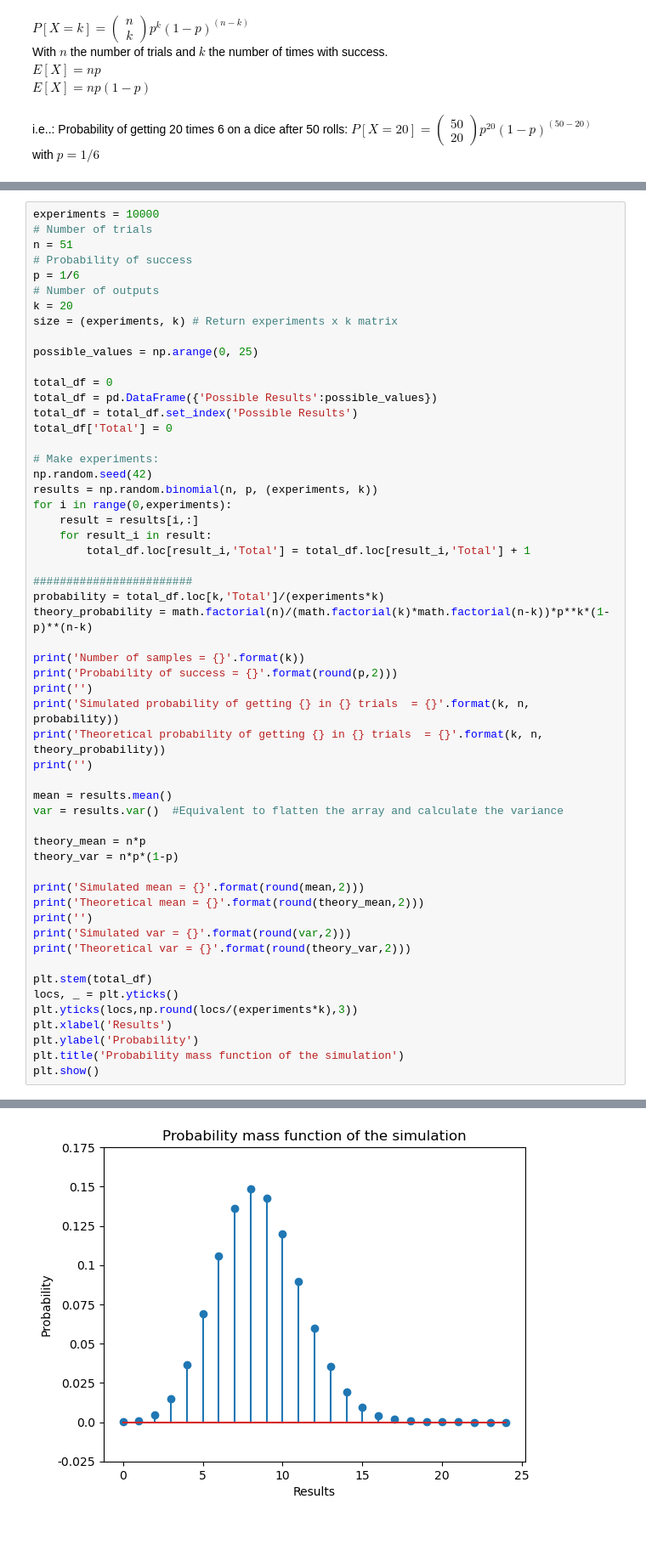
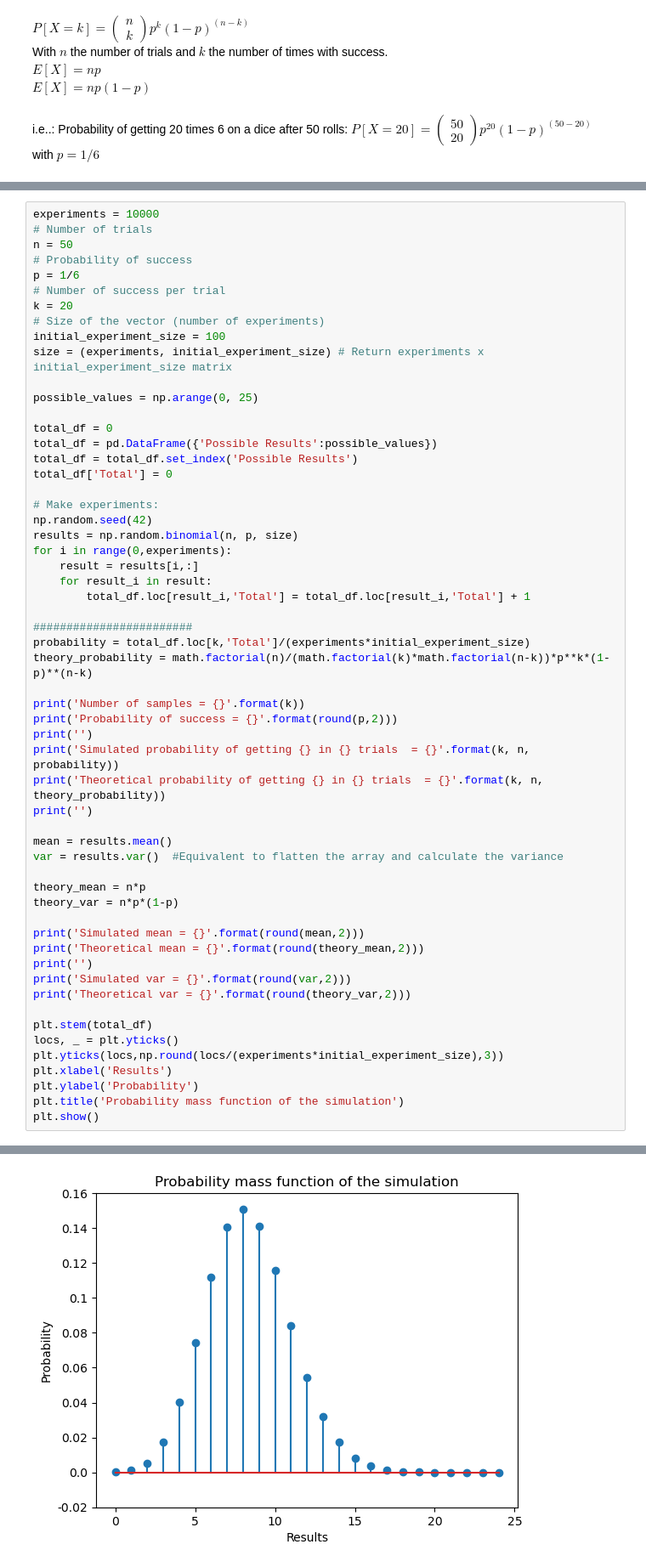
Before and after one commit to javicebri/DataAnalysis-DataScience, a Jupyter notebook: Theory & Practice/001-Distributions.ipynb, the cells around one changed output, grey strips where cells are left out. Shown at 85% size. Drawn from its saved outputs; the diff is of its cells as text; blank space fills up the shorter version.

```diff
--- a/Theory & Practice/001-Distributions.ipynb
+++ b/Theory & Practice/001-Distributions.ipynb
@@ -114,12 +115,14 @@ In order to simulate the Probability mass function of the simulation, it is poss
 # %%
 experiments = 10000
 # Number of trials
-n = 51
+n = 50
 # Probability of success
 p = 1/6
-# Number of outputs
+# Number of success per trial
 k = 20
-size = (experiments, k) # Return experiments x k matrix
+# Size of the vector (number of experiments)
+initial_experiment_size = 100
+size = (experiments, initial_experiment_size) # Return experiments x initial_experiment_size matrix
 
 possible_values = np.arange(0, 25)
 
@@ -130,14 +133,14 @@ total_df['Total'] = 0
 
 # Make experiments:
 np.random.seed(42)
-results = np.random.binomial(n, p, (experiments, k))
+results = np.random.binomial(n, p, size)
 for i in range(0,experiments):
     result = results[i,:]
     for result_i in result:
         total_df.loc[result_i,'Total'] = total_df.loc[result_i,'Total'] + 1
 
 ########################
-probability = total_df.loc[k,'Total']/(experiments*k)
+probability = total_df.loc[k,'Total']/(experiments*initial_experiment_size)
 theory_probability = math.factorial(n)/(math.factorial(k)*math.factorial(n-k))*p**k*(1-p)**(n-k)
 
 print('Number of samples = {}'.format(k))
@@ -161,7 +164,7 @@ print('Theoretical var = {}'.format(round(theory_var,2)))
 
 plt.stem(total_df)
 locs, _ = plt.yticks()
-plt.yticks(locs,np.round(locs/(experiments*k),3))
+plt.yticks(locs,np.round(locs/(experiments*initial_experiment_size),3))
 plt.xlabel('Results')
 plt.ylabel('Probability')
 plt.title('Probability mass function of the simulation')
@@ -181 +184 @@ Theoretical var = 7.08
-[figure, old version]
+[figure, new version]
```
Also changed, not shown: parts of 4 cells of this notebook.
